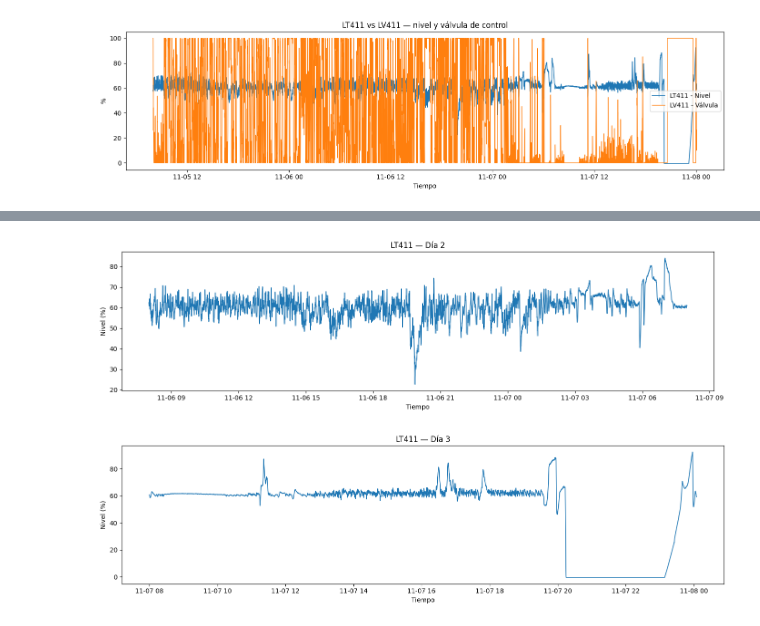
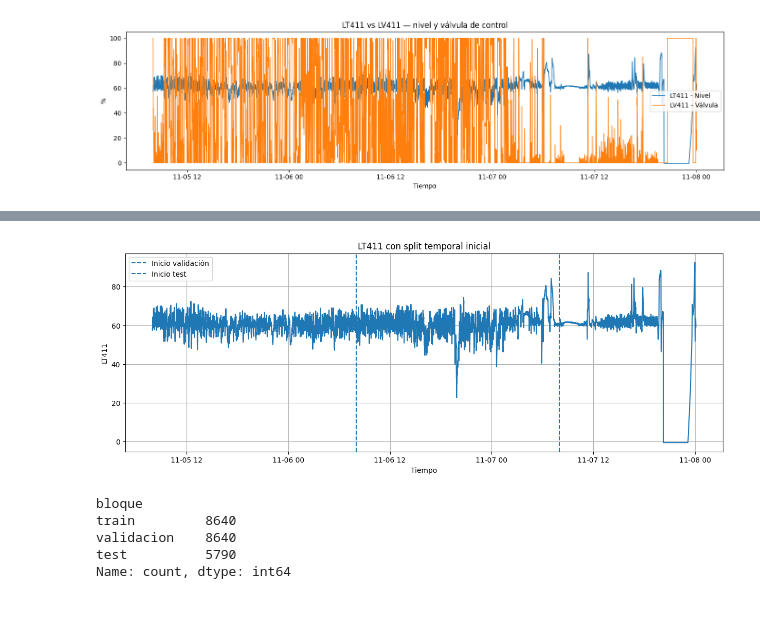
Before and after one commit to guaehtc-lang/ML-Sensor-Virtual-Inteligente, a Jupyter notebook: EDA_10s.ipynb, the cells around one changed output, grey strips where cells are left out. Saved outputs shown, nothing was run; the diff lists cells and outputs as text; code cells hidden in the pictures.

```diff
--- a/EDA_10s.ipynb
+++ b/EDA_10s.ipynb
@@ -40,11 +42,8 @@ plt.show()
 # %% [output]
 [figure]
 # %%
-dia_1_inicio = df["Time"].min()
-dia_1_fin = dia_1_inicio + pd.Timedelta(days=1)
+# Creamos una columna con la fecha para separar los días
 
-dia_2_inicio = dia_1_fin
-dia_2_fin = dia_2_inicio + pd.Timedelta(days=1)
+df["fecha"] = df["Time"].dt.date
 
-dia_3_inicio = dia_2_fin
-dia_3_fin = df["Time"].max()
+df["fecha"].value_counts().sort_index()
@@ -63,24 +57,44 @@ plt.show()
-# %%
-df_dia2 = df[(df["Time"] >= dia_2_inicio) & (df["Time"] < dia_2_fin)]
-
-plt.figure(figsize=(14, 4))
-plt.plot(df_dia2["Time"], df_dia2["LT411"], linewidth=1.2)
-plt.title("LT411 — Día 2")
-plt.xlabel("Tiempo")
-plt.ylabel("Nivel (%)")
-plt.tight_layout()
-plt.show()
-# %% [output]
-[figure, removed]
-# %%
-df_dia3 = df[(df["Time"] >= dia_3_inicio) & (df["Time"] <= dia_3_fin)]
-
-plt.figure(figsize=(14, 4))
-plt.plot(df_dia3["Time"], df_dia3["LT411"], linewidth=1.2)
-plt.title("LT411 — Día 3")
-plt.xlabel("Tiempo")
-plt.ylabel("Nivel (%)")
-plt.tight_layout()
-plt.show()
-# %% [output]
-[figure, removed]
+# %%
+# Definimos cortes temporales iniciales para train, validación y test
+
+inicio_train = pd.Timestamp("2021-11-05 08:00:00")
+fin_train = pd.Timestamp("2021-11-06 07:59:59")
+
+inicio_valid = pd.Timestamp("2021-11-06 08:00:00")
+fin_valid = pd.Timestamp("2021-11-07 07:59:59")
+
+inicio_test = pd.Timestamp("2021-11-07 08:00:00")
+fin_test = df["Time"].max()
+# %%
+# Graficamos LT411 marcando train, validación y test
+
+plt.figure(figsize=(15, 5))
+plt.plot(df["Time"], df["LT411"])
+
+plt.axvline(inicio_valid, linestyle="--", label="Inicio validación")
+plt.axvline(inicio_test, linestyle="--", label="Inicio test")
+
+plt.title("LT411 con split temporal inicial")
+plt.xlabel("Tiempo")
+plt.ylabel("LT411")
+plt.grid(True)
+plt.legend()
+plt.show()
+# %% [output]
+[figure, added]
+# %%
+# Asignamos cada fila a train, validación o test
+
+df["bloque"] = "sin_asignar"
+
+df.loc[(df["Time"] >= inicio_train) & (df["Time"] <= fin_train), "bloque"] = "train"
+df.loc[(df["Time"] >= inicio_valid) & (df["Time"] <= fin_valid), "bloque"] = "validacion"
+df.loc[(df["Time"] >= inicio_test) & (df["Time"] <= fin_test), "bloque"] = "test"
+
+df["bloque"].value_counts()
+# %% [output]
+bloque
+train         8640
+validacion    8640
+test          5790
+Name: count, dtype: int64
```
Also changed, not shown: parts of 11 cells of this notebook, 2 other files.
